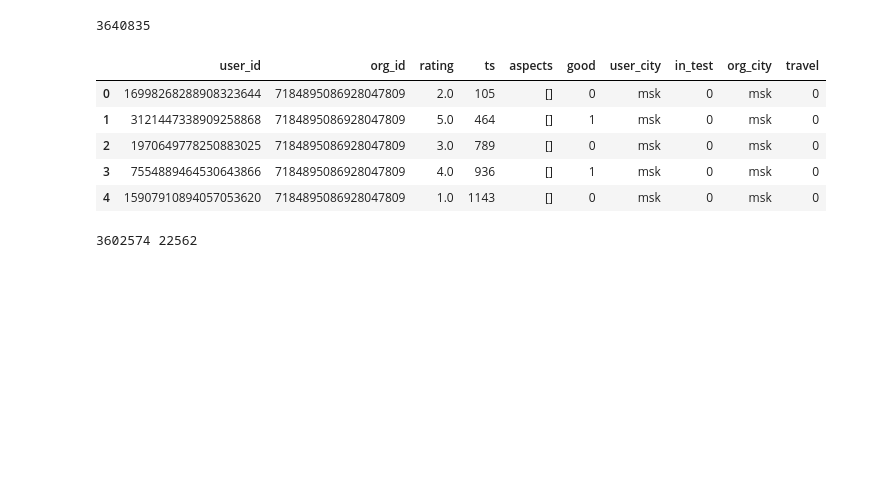
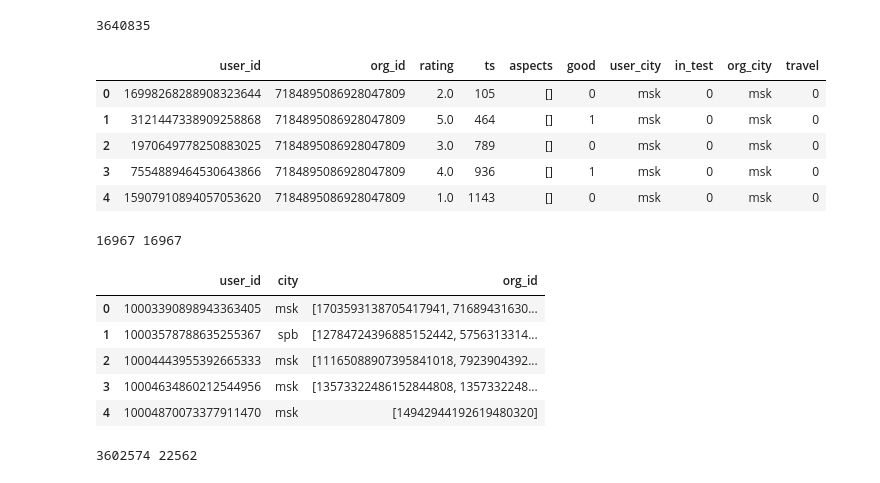
Before and after one commit to rodrask/yndx-contest-2021, a Jupyter notebook: recsys/learning_2_rank.ipynb, the cells around one changed output. Drawn from its saved outputs; the diff is of its cells as text; code cells hidden in the pictures; blank space fills up the shorter version.

```diff
--- a/recsys/learning_2_rank.ipynb
+++ b/recsys/learning_2_rank.ipynb
@@ -10,6 +10,8 @@ import matplotlib.pyplot as plt
 from scipy import sparse
 import gc
 import catboost
+# %%
+pd.set_option("display.max_columns", 1000)
 # %%
 from load_functions import *
 from transform_functions import *
@@ -48,6 +51,28 @@ reviews.head()
 | 2 | 1970649778250883025 | 7184895086928047809 | 3.0 | 789 | [] | 0 | msk | 0 | msk | 0 |
 | 3 | 7554889464530643866 | 7184895086928047809 | 4.0 | 936 | [] | 1 | msk | 0 | msk | 0 |
 | 4 | 15907910894057053620 | 7184895086928047809 | 1.0 | 1143 | [] | 0 | msk | 0 | msk | 0 |
+# %%
+final_users_df = test_users_with_city\
+    .merge(reviews[reviews.good>0][['user_id','org_id']], on='user_id', how='left', indicator=True)
+good_test_users = final_users_df[final_users_df["_merge"]=='both']\
+    .groupby(['user_id','city'])\
+    .agg(org_id=pd.NamedAgg("org_id", aggfunc=list)).reset_index()
+
+empty_test_users = final_users_df[final_users_df["_merge"]=='left_only'][['user_id','city']]
+empty_test_users['org_id'] = [[] for _ in empty_test_users.itertuples()]
+final_users_df = pd.concat([good_test_users, empty_test_users], ignore_index=True)
+print(len(final_users_df), len(test_users_with_city))
+# %% [output]
+16967 16967
+# %%
+final_users_df.head()
+# %% [output]
+|  | user_id | city | org_id |
+| 0 | 10003390898943363405 | msk | [1703593138705417941, 71689431630... |
+| 1 | 10003578788635255367 | spb | [12784724396885152442, 5756313314... |
+| 2 | 10004443955392665333 | msk | [11165088907395841018, 7923904392... |
+| 3 | 10004634860212544956 | msk | [13573322486152844808, 1357332248... |
+| 4 | 10004870073377911470 | msk | [14942944192619480320] |
 # %%
 train_reviews, test_reviews = train_test_split(reviews, users_df,
                                                min_ts=500,
```
Also changed, not shown: parts of 17 cells of this notebook, 4 other files.
